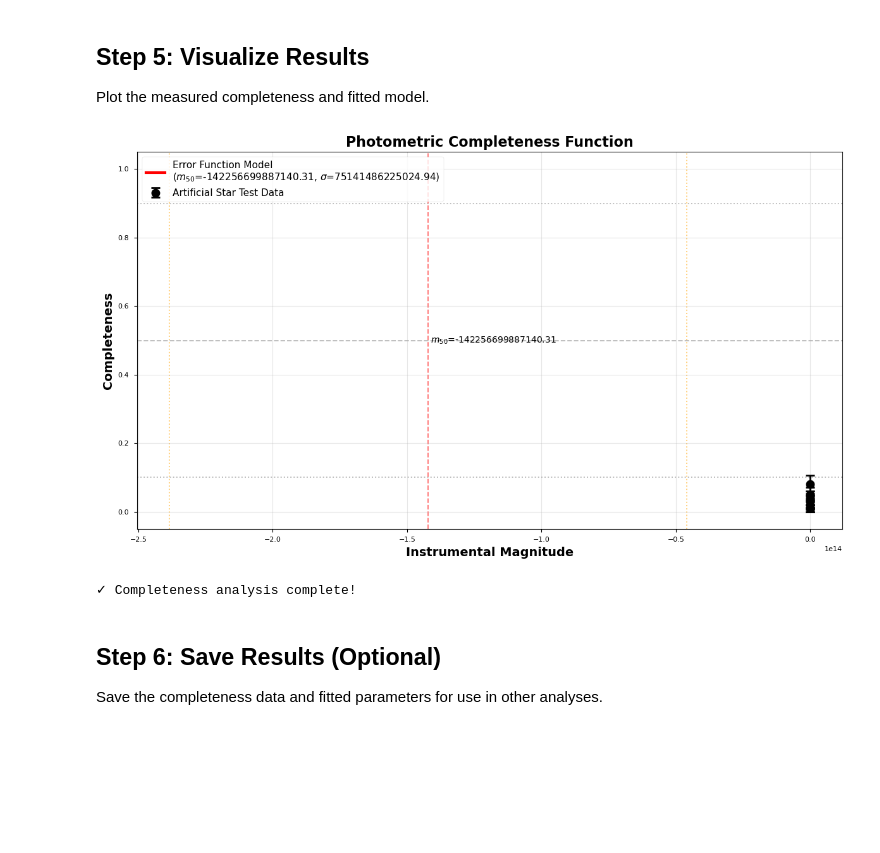
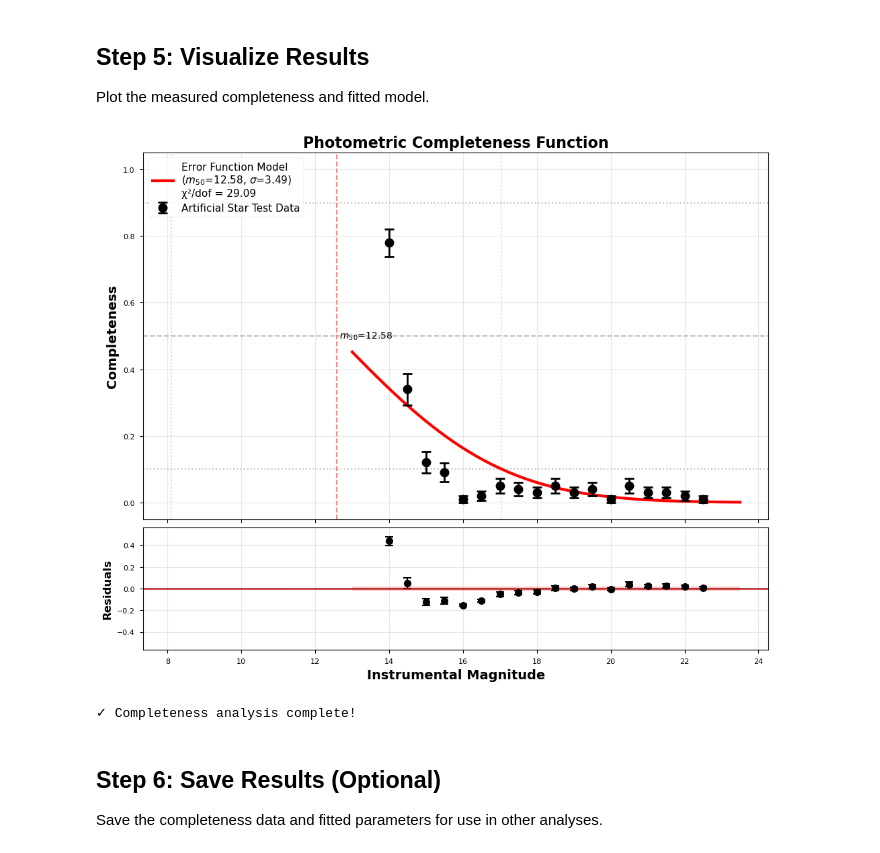
Before and after one commit to padln/phys134, a Jupyter notebook: artificial_star_test_example.ipynb, the cells around one changed output. Cells and saved outputs as stored; diff of their text form; code cells hidden in the pictures; blank space fills up the shorter version.

```diff
--- a/artificial_star_test_example.ipynb
+++ b/artificial_star_test_example.ipynb
@@ -188,11 +177,14 @@ plt.show()
 Now we'll inject artificial stars across a range of magnitudes and measure how many we can recover.
 # %%
 # Define test parameters
-mag_bins = np.arange(18.0, 24.0, 0.5)  # Test from mag 18 to 24
+mag_bins = np.arange(14.0, 23.0, 0.5)  # Test from mag 14 to 23
 n_stars_per_bin = 100  # Add 100 stars at each magnitude
 
 # Get FWHM from header or use default
 fwhm = header.get('L1FWHM', 3.5)  # pixels
+
+# ← CHANGED: Use header zeropoint if available
+zeropoint = header.get('L1ZP', 21.6)  # Read from FITS header
 
 print("Artificial Star Test Configuration:")
 print("=" * 50)
@@ -201,6 +193,7 @@ print(f"Magnitude bins: {len(mag_bins)}")
 print(f"Stars per bin: {n_stars_per_bin}")
 print(f"Total stars to inject: {len(mag_bins) * n_stars_per_bin}")
 print(f"PSF FWHM: {fwhm:.1f} pixels")
+print(f"Zeropoint: {zeropoint:.2f} mag")  # ← ADDED
 print("=" * 50)
 
 # Run the test (this may take a minute or two)
@@ -214,8 +207,8 @@ results = run_artificial_star_test(
     magnitude_bins=mag_bins,
     n_stars_per_bin=n_stars_per_bin,
     fwhm=fwhm,
-    zeropoint=0.0,  # Using instrumental magnitudes
-    match_radius=2.0  # Match within 2 pixels
+    zeropoint=zeropoint,  # ← Use header value
+    match_radius=2.0
 )
 
 # Display results
@@ -333,49 +409,78 @@ Completeness Levels:
 
 Plot the measured completeness and fitted model.
 # %%
-# Create completeness plot
-fig, ax = plt.subplots(figsize=(12, 7))
+# Create completeness plot with residuals
+fig = plt.figure(figsize=(12, 10))
+gs = fig.add_gridspec(3, 1, height_ratios=[3, 1, 0.1], hspace=0.05)
+ax_main = fig.add_subplot(gs[0])
+ax_resid = fig.add_subplot(gs[1], sharex=ax_main)
 
-# Plot observed data with error bars
-ax.errorbar(m_bins, C_obs, yerr=C_err,
-            fmt='o', color='black', markersize=10,
-            capsize=5, capthick=2, elinewidth=2,
-            label='Artificial Star Test Data', zorder=3)
+# Main plot: Completeness vs Magnitude
+# Use safe errors for plotting
+ax_main.errorbar(m_bins, C_obs, yerr=C_err_safe,
+                 fmt='o', color='black', markersize=10,
+                 capsize=5, capthick=2, elinewidth=2,
+                 label='Artificial Star Test Data', zorder=3)
 
 # Plot fitted model
 m_model = np.linspace(m_bins.min() - 1, m_bins.max() + 1, 200)
-C_model = completeness_model(m_model, m50_fit, sigma_fit)
-ax.plot(m_model, C_model, 'r-', lw=3,
-        label=f'Error Function Model\n($m_{{50}}$={m50_fit:.2f}, $\\sigma$={sigma_fit:.2f})',
-        zorder=2)
+C_model_fine = completeness_model(m_model, m50_fit, sigma_fit)
+C_model_points = completeness_model(m_bins, m50_fit, sigma_fit)
+
+ax_main.plot(m_model, C_model_fine, 'r-', lw=3,
+             label=f'Error Function Model\n($m_{{50}}$={m50_fit:.2f}, $\\sigma$={sigma_fit:.2f})\nχ²/dof = {reduced_chi2:.2f}',
+             zorder=2)
 
 # Mark key completeness levels
-ax.axhline(0.5, color='gray', linestyle='--', alpha=0.5, zorder=1)
-ax.axhline(0.9, color='gray', linestyle=':', alpha=0.5, zorder=1)
-ax.axhline(0.1, color='gray', linestyle=':', alpha=0.5, zorder=1)
+ax_main.axhline(0.5, color='gray', linestyle='--', alpha=0.5, zorder=1)
+ax_main.axhline(0.9, color='gray', linestyle=':', alpha=0.5, zorder=1)
+ax_main.axhline(0.1, color='gray', linestyle=':', alpha=0.5, zorder=1)
 
-ax.axvline(m50_fit, color='red', linestyle='--', alpha=0.5, zorder=1)
-ax.axvline(m90, color='orange', linestyle=':', alpha=0.5, zorder=1)
-ax.axvline(m10, color='orange', linestyle=':', alpha=0.5, zorder=1)
+ax_main.axvline(m50_fit, color='red', linestyle='--', alpha=0.5, zorder=1)
+ax_main.axvline(m90, color='orange', linestyle=':', alpha=0.5, zorder=1)
+ax_main.axvline(m10, color='orange', linestyle=':', alpha=0.5, zorder=1)
 
-# Formatting
-ax.set_xlabel('Instrumental Magnitude', fontsize=14, fontweight='bold')
-ax.set_ylabel('Completeness', fontsize=14, fontweight='bold')
-ax.set_title('Photometric Completeness Function', fontsize=16, fontweight='bold')
-ax.legend(fontsize=11, loc='upper left')
-ax.grid(True, alpha=0.3)
-ax.set_ylim(-0.05, 1.05)
+# Formatting main plot
+ax_main.set_ylabel('Completeness', fontsize=14, fontweight='bold')
+ax_main.set_title('Photometric Completeness Function', fontsize=16, fontweight='bold')
+ax_main.legend(fontsize=11, loc='upper left')
+ax_main.grid(True, alpha=0.3)
+ax_main.set_ylim(-0.05, 1.05)
+ax_main.tick_params(labelbottom=False)
 
-# Add text annotations
-ax.text(m50_fit, 0.5, f' $m_{{50}}$={m50_fit:.2f}',
-        verticalalignment='center', fontsize=10)
+# Add text annotation for m50
+ax_main.text(m50_fit, 0.5, f' $m_{{50}}$={m50_fit:.2f}',
+             verticalalignment='center', fontsize=10)
+
+# Residuals plot (use safe errors)
+residuals = C_obs - C_model_points
+ax_resid.errorbar(m_bins, residuals, yerr=C_err_safe,
+                  fmt='o', color='black', markersize=8,
+                  capsize=4, capthick=1.5, elinewidth=1.5)
+ax_resid.axhline(0, color='red', linestyle='-', lw=2, alpha=0.7)
+ax_resid.axhline(0, color='gray', linestyle='--', lw=1, alpha=0.5)
+
+# Shade ±1σ region (use median error to avoid outliers)
+median_err = np.median(C_err_safe)
+ax_resid.fill_between(m_model, -median_err, median_err,
+                       color='red', alpha=0.2, label='±1σ (median)')
+
+# Formatting residuals plot
+ax_resid.set_xlabel('Instrumental Magnitude', fontsize=14, fontweight='bold')
+ax_resid.set_ylabel('Residuals', fontsize=12, fontweight='bold')
+ax_resid.grid(True, alpha=0.3)
+ax_resid.axhline(0, color='black', linestyle='-', lw=0.5)
+
+# Set y-limits for residuals to be symmetric
+resid_max = max(abs(ax_resid.get_ylim()[0]), abs(ax_resid.get_ylim()[1]))
+ax_resid.set_ylim(-resid_max * 1.1, resid_max * 1.1)
 
 plt.tight_layout()
 plt.show()
 
 print("✓ Completeness analysis complete!")
 # %% [output]
-[figure, old version]
+[figure, new version]
 ✓ Completeness analysis complete!
 # %% [markdown]
 ## Step 6: Save Results (Optional)
```
Also changed, not shown: parts of 6 cells of this notebook, 46 other files.
